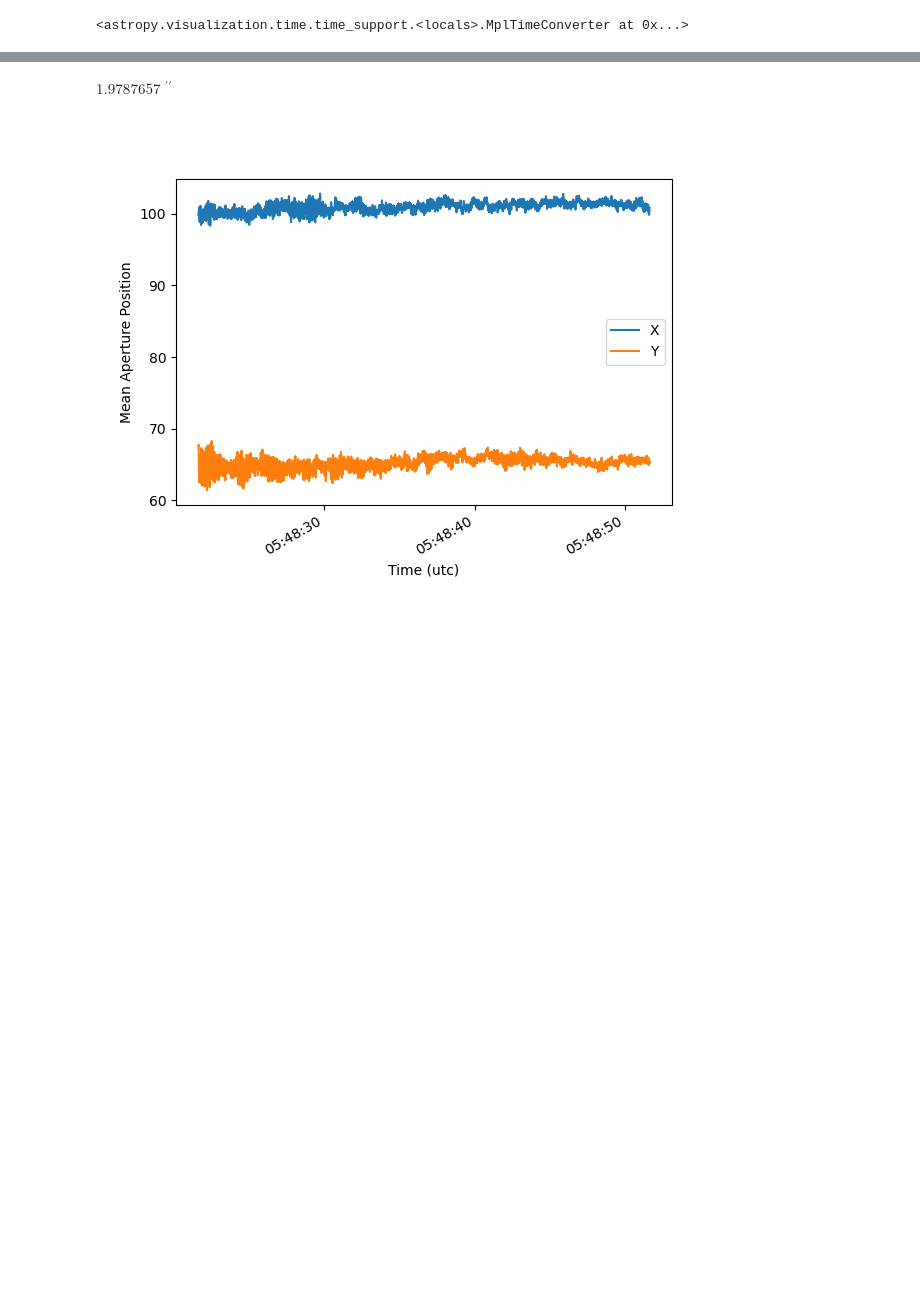
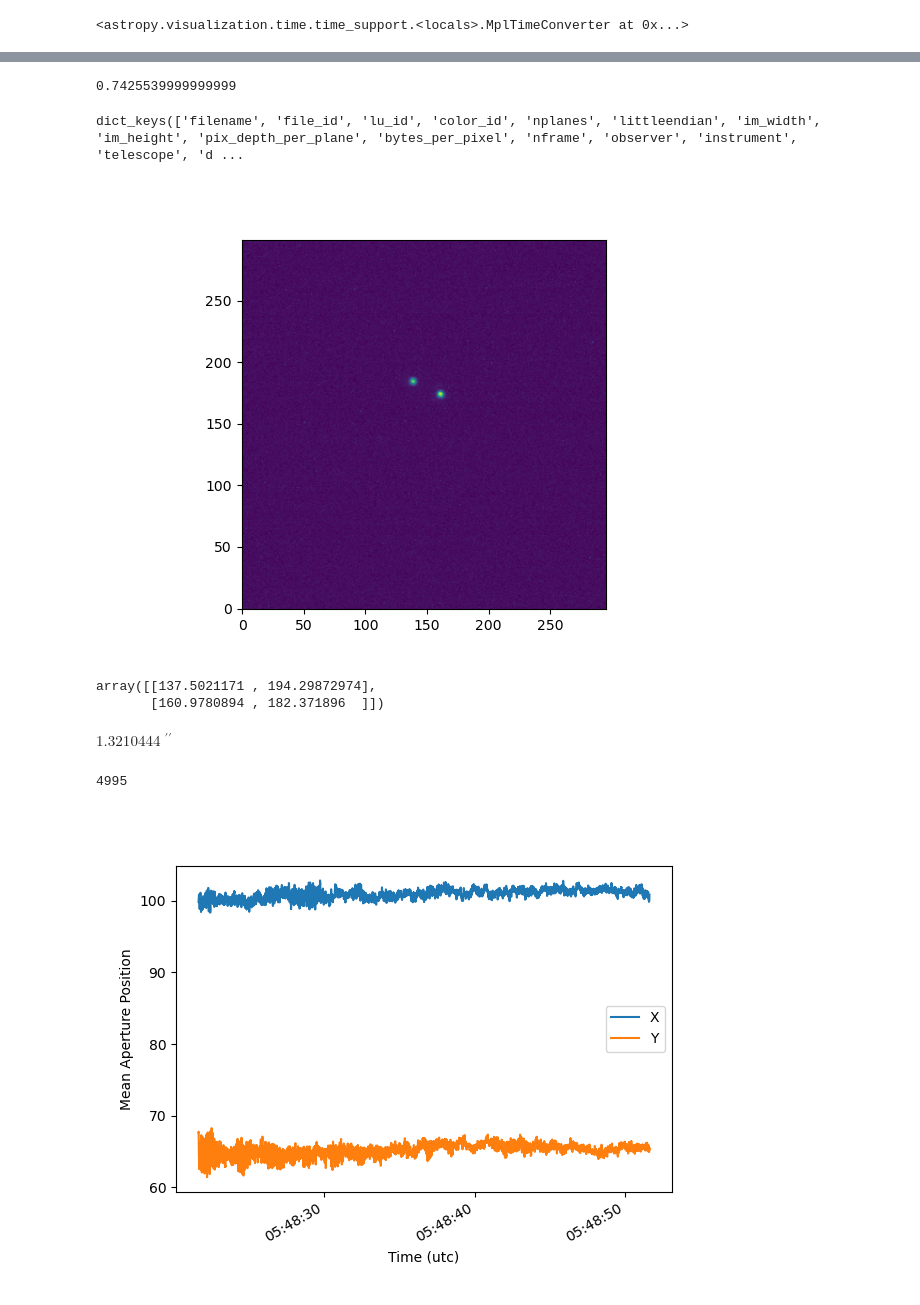
Before and after one commit to tepickering/ser_utils, a Jupyter notebook: notebooks/dimm_dev.ipynb, the cells around one changed output, grey strips where cells are left out. Cells and saved outputs as stored; diff of their text form; code cells hidden in the pictures; blank space fills up the shorter version.

```diff
--- a/notebooks/dimm_dev.ipynb
+++ b/notebooks/dimm_dev.ipynb
@@ -25,2 +32,6 @@ time_support(simplify=True)
+# %%
+206265 * 9e-6 / 2.5
+# %% [output]
+0.7425539999999999
 # %%
 plt.close('all')
@@ -30,9 +38,33 @@ d = load_ser_file(testfile)
+# %%
+testfile = Path.home() / "SAAO/timdimm_data/indi_2023-06-24/indi_record_2023-06-24@18-21-31.ser"
+testfile = Path.home() / "SAAO/timdimm_data/indi_2023-06-24/indi_record_2023-06-24@18-18-32.ser"
+d = load_ser_file(testfile)
+# %%
+d.keys()
+# %% [output]
+dict_keys(['filename', 'file_id', 'lu_id', 'color_id', 'nplanes', 'littleendian', 'im_width', 'im_height', 'pix_depth_per_plane', 'bytes_per_pixel', 'nframe', 'observer', 'instrument', 'telescope', 'd ...
+# %%
+fig, ax = plt.subplots()
+ax.imshow(d["data"][100], origin="lower")
+plt.show()
+# %% [output]
+[figure, added]
+# %%
+aps = find_apertures(d['data'][2000])
+ap_stats = ApertureStats(d['data'][2000], aps[0])
+ap_stats.centroid
+# %% [output]
+array([[137.5021171 , 194.29872974],
+       [160.9780894 , 182.371896  ]])
 # %%
-testfile = Path.home() / "MMT/FASS/data/indi_2022-08-29/indi_record_2022-08-29@05-48-58.ser"
-ave_seeing, seeing_vals, baselines, apertures, frame_times, fig = analyze_dimm_cube(testfile, plot=False)
+ave_seeing, seeing_vals, baselines, apertures, frame_times, nbad, fig = analyze_dimm_cube(testfile, plot=False)
 ave_seeing
 # %% [output]
-$1.9787657 \; \mathrm{{}^{\prime\prime}}$
+$1.3210444 \; \mathrm{{}^{\prime\prime}}$
+# %%
+nbad
+# %% [output]
+4995
 # %%
 fig, ax = plt.subplots()
 ax.plot(frame_times, apertures[0], label='X')
```
Also changed, not shown: parts of 3 cells of this notebook.
